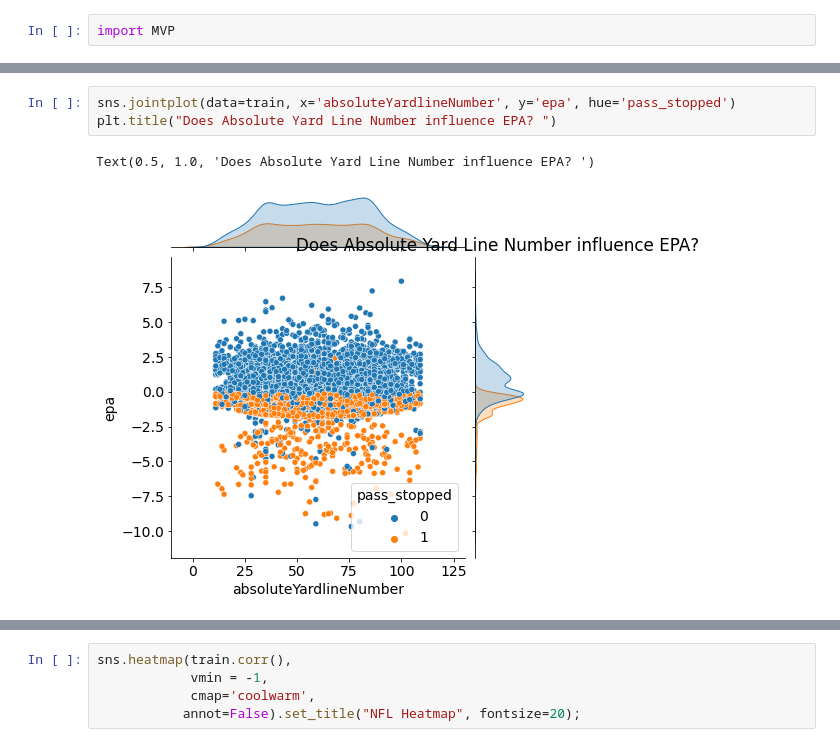
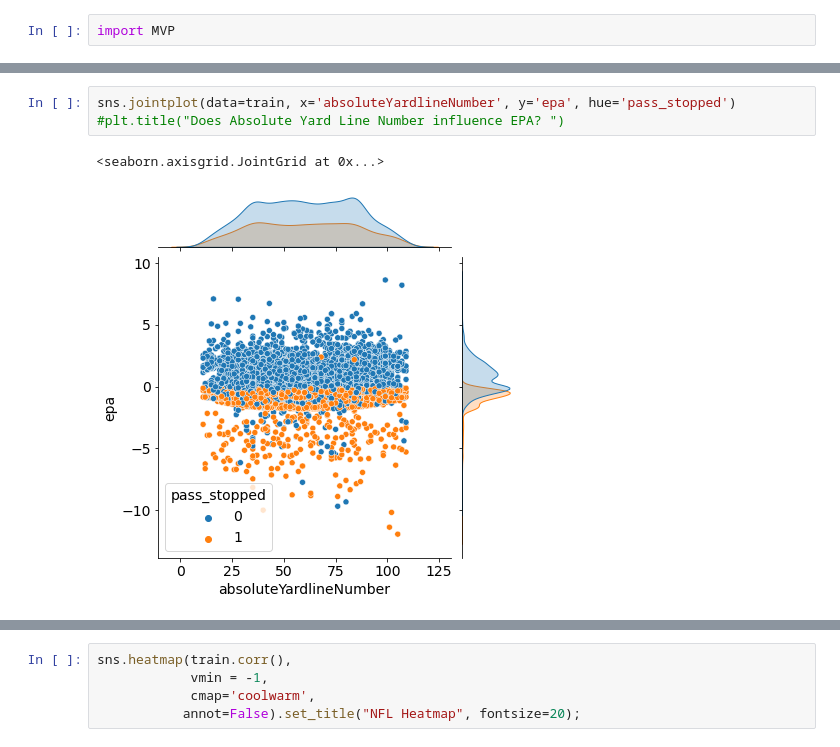
Before and after one commit to Fourth-and-Four/NFL-Big-Data-Bowl-2021, a Jupyter notebook: george_explore.ipynb, the cells around one changed output, grey strips where cells are left out. Drawn from its saved outputs; the diff is of its cells as text.

```diff
--- a/george_explore.ipynb
+++ b/george_explore.ipynb
@@ -417,6 +410,6 @@ sns.distplot(train.epa)
 # %%
 sns.jointplot(data=train, x='absoluteYardlineNumber', y='epa', hue='pass_stopped')
-plt.title("Does Absolute Yard Line Number influence EPA? ")
+#plt.title("Does Absolute Yard Line Number influence EPA? ")
 # %% [output]
-Text(0.5, 1.0, 'Does Absolute Yard Line Number influence EPA? ')
+<seaborn.axisgrid.JointGrid at 0x...>
-[figure, old version]
+[figure, new version]
```
Also changed, not shown: parts of 28 cells of this notebook.
